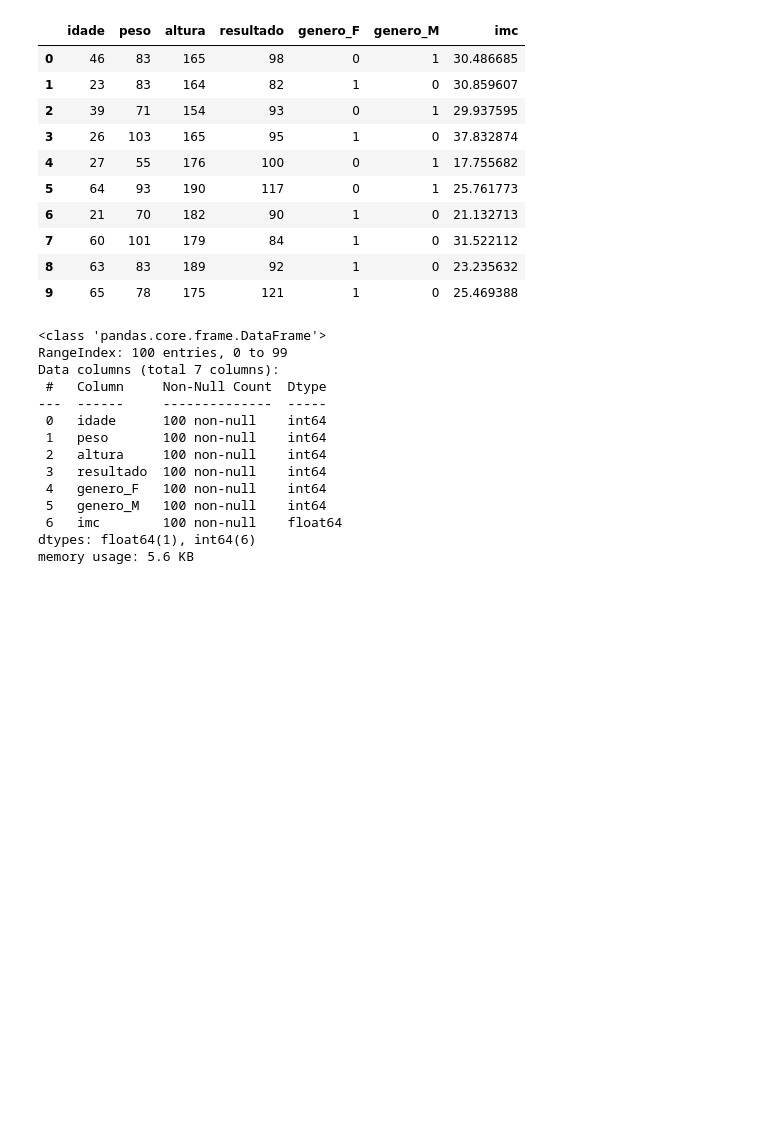
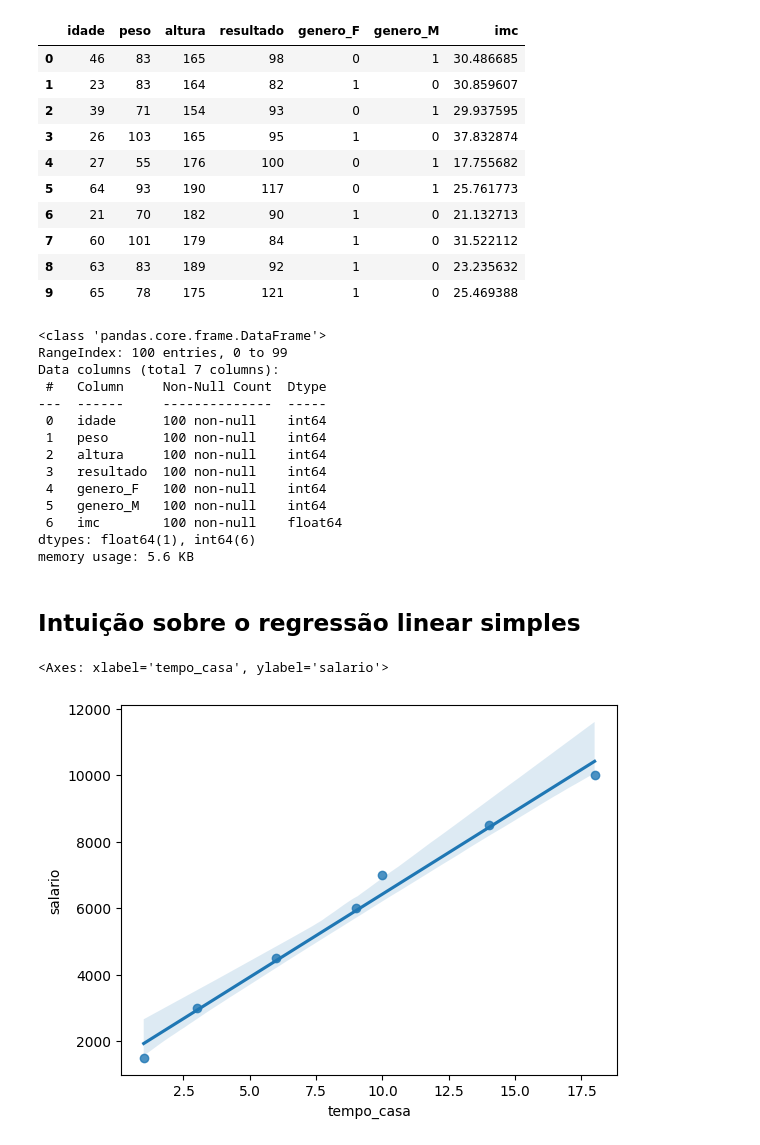
Before and after one commit to oliveirarennan/ignite-ia-first-model, a Jupyter notebook: modelo_diabetes.ipynb, the cells around one changed output. Drawn from its saved outputs; the diff is of its cells as text; code cells hidden in the pictures; blank space fills up the shorter version.

```diff
--- a/modelo_diabetes.ipynb
+++ b/modelo_diabetes.ipynb
@@ -142,3 +142,14 @@ Data columns (total 7 columns):
  6   imc        100 non-null    float64
 dtypes: float64(1), int64(6)
 memory usage: 5.6 KB
+# %% [markdown]
+## Intuição sobre o regressão linear simples
+# %%
+dic_regressao = {'tempo_casa': [1, 3, 6, 9, 10, 14, 18], 'salario': [1500, 3000, 4500, 6000, 7000, 8500, 10000]}
+# %%
+df_regressao_simples = pd.DataFrame.from_dict(dic_regressao)
+# %%
+sns.regplot(data=df_regressao_simples, x='tempo_casa', y="salario")
+# %% [output]
+<Axes: xlabel='tempo_casa', ylabel='salario'>
+[figure, added]
```
Also changed, not shown: parts of 24 cells of this notebook.
